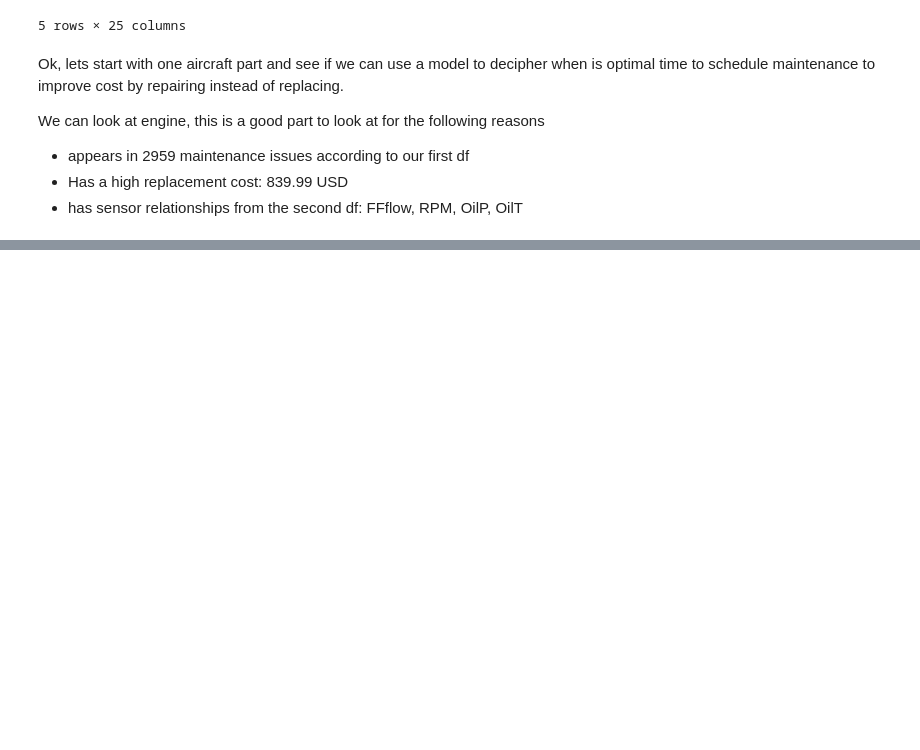
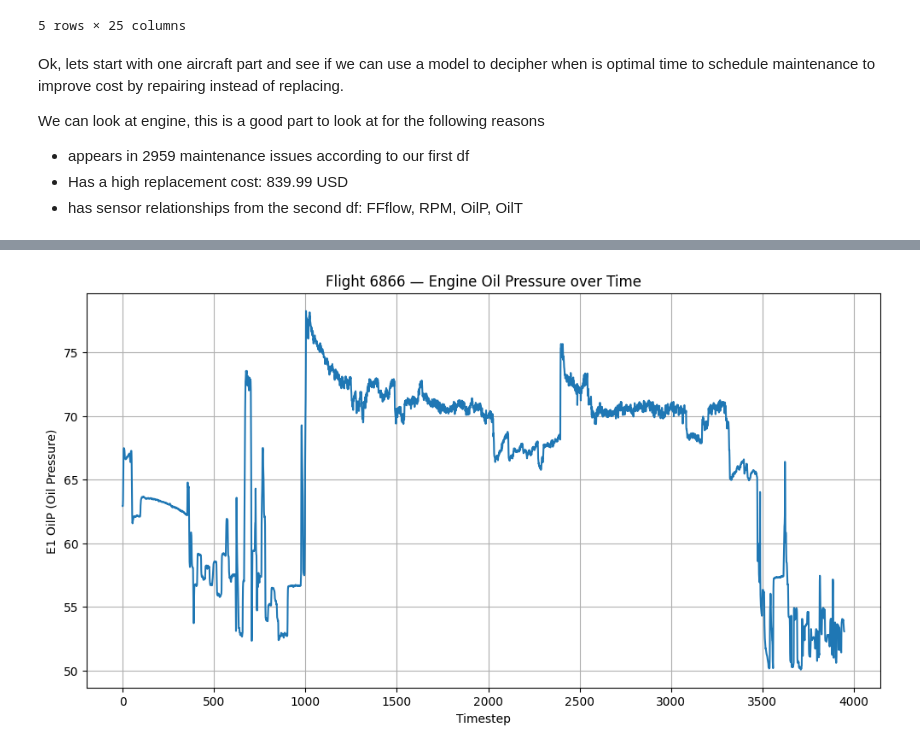
Before and after one commit to 4garriga/flights, a Jupyter notebook: src/eda.ipynb, the cells around one changed output, grey strips where cells are left out. Drawn from its saved outputs; the diff is of its cells as text; code cells hidden in the pictures; blank space fills up the shorter version.

```diff
--- a/src/eda.ipynb
+++ b/src/eda.ipynb
@@ -508,0 +534,9 @@ plt.scatter(hierarchy_df.loc[flight_mask, "timestep"], hierarchy_df.loc[flight_m
+# %%
+# Merge flight_header_df  info into hierarchy_df so we can caterogize flights
+hierarchy_df = hierarchy_df.merge(
+    flight_header_df[["Master Index", "hierarchy", "label", "number_flights_before"]],
+    left_on="flight_id",
+    right_on="Master Index",
+    how="left"
+)
+hierarchy_df.head()
@@ -508,0 +624,7 @@ plt.scatter(hierarchy_df.loc[flight_mask, "timestep"], hierarchy_df.loc[flight_m
+# %%
+# Filter just this one flight
+single_flight_df = hierarchy_df[hierarchy_df["flight_id"] == 6866]
+
+# Sort by timestep
+single_flight_df = single_flight_df.sort_values("timestep")
+single_flight_df.shape
@@ -508,0 +643,11 @@ plt.scatter(hierarchy_df.loc[flight_mask, "timestep"], hierarchy_df.loc[flight_m
+# %%
+# Plot a time-series line chart for one sensor (E1 OilP)
+plt.figure(figsize=(12,6))
+plt.plot(single_flight_df["timestep"], single_flight_df["E1 OilP"])
+plt.title("Flight 6866 — Engine Oil Pressure over Time")
+plt.xlabel("Timestep")
+plt.ylabel("E1 OilP (Oil Pressure)")
+plt.grid(True)
+plt.show()
+# %% [output]
+[figure, added]
```
Also changed, not shown: parts of 20 cells of this notebook.
